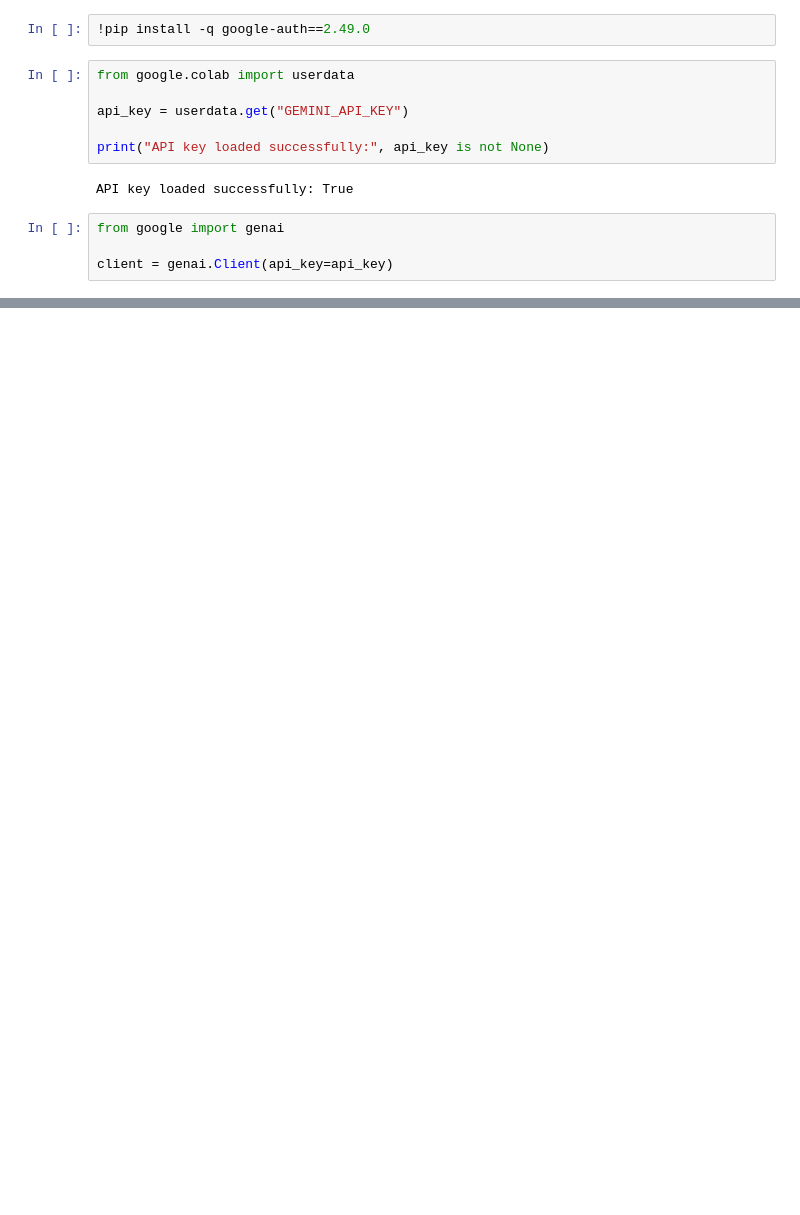
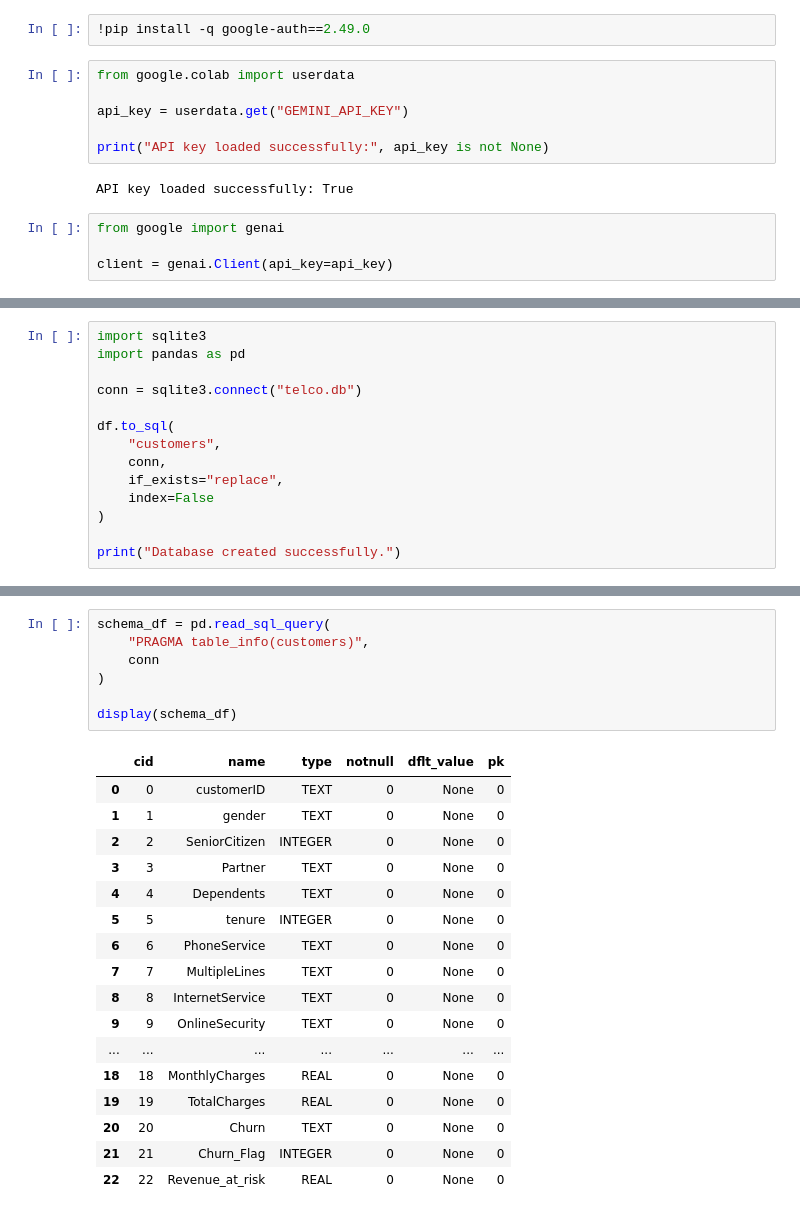
Before and after one commit to AchalaJain/telco-llm-analytics-assistant, a Jupyter notebook: notebooks/01_llm_text_to_sql.ipynb, the cells around one changed output, grey strips where cells are left out. Saved outputs shown, nothing was run; the diff lists cells and outputs as text; blank space fills up the shorter version.

```diff
--- a/notebooks/01_llm_text_to_sql.ipynb
+++ b/notebooks/01_llm_text_to_sql.ipynb
@@ -25,0 +85,14 @@ print(response.text)
+# %%
+import sqlite3
+import pandas as pd
+
+conn = sqlite3.connect("telco.db")
+
+df.to_sql(
+    "customers",
+    conn,
+    if_exists="replace",
+    index=False
+)
+
+print("Database created successfully.")
@@ -25,0 +126,25 @@ print(response.text)
+# %%
+schema_df = pd.read_sql_query(
+    "PRAGMA table_info(customers)",
+    conn
+)
+
+display(schema_df)
+# %% [output]
+|  | cid | name | type | notnull | dflt_value | pk |
+| 0 | 0 | customerID | TEXT | 0 | None | 0 |
+| 1 | 1 | gender | TEXT | 0 | None | 0 |
+| 2 | 2 | SeniorCitizen | INTEGER | 0 | None | 0 |
+| 3 | 3 | Partner | TEXT | 0 | None | 0 |
+| 4 | 4 | Dependents | TEXT | 0 | None | 0 |
+| 5 | 5 | tenure | INTEGER | 0 | None | 0 |
+| 6 | 6 | PhoneService | TEXT | 0 | None | 0 |
+| 7 | 7 | MultipleLines | TEXT | 0 | None | 0 |
+| 8 | 8 | InternetService | TEXT | 0 | None | 0 |
+| 9 | 9 | OnlineSecurity | TEXT | 0 | None | 0 |
+| ... | ... | ... | ... | ... | ... | ... |
+| 18 | 18 | MonthlyCharges | REAL | 0 | None | 0 |
+| 19 | 19 | TotalCharges | REAL | 0 | None | 0 |
+| 20 | 20 | Churn | TEXT | 0 | None | 0 |
+| 21 | 21 | Churn_Flag | INTEGER | 0 | None | 0 |
+| 22 | 22 | Revenue_at_risk | REAL | 0 | None | 0 |
```
Also changed, not shown: parts of 26 cells of this notebook.
